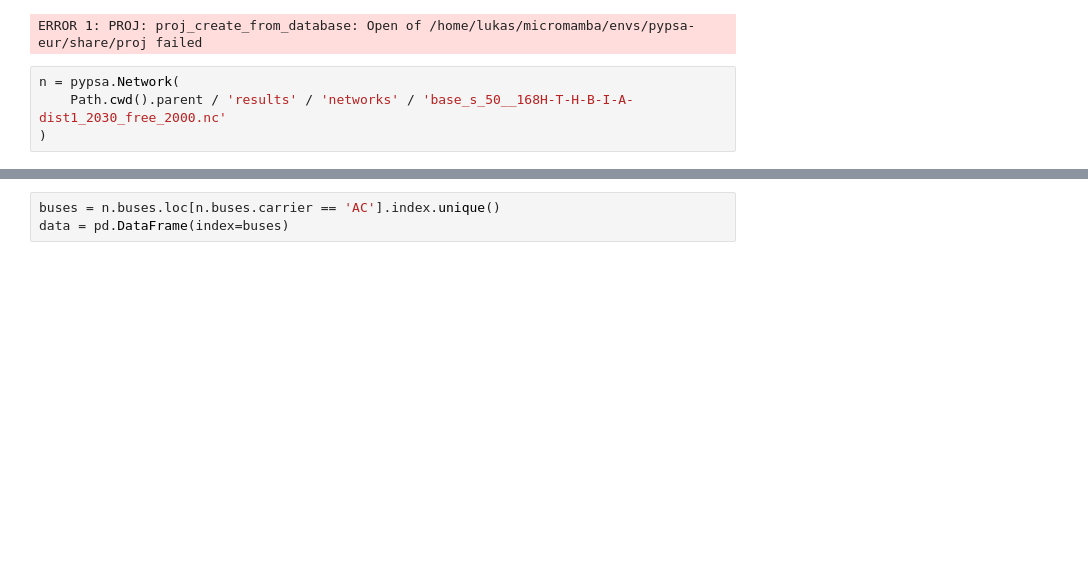
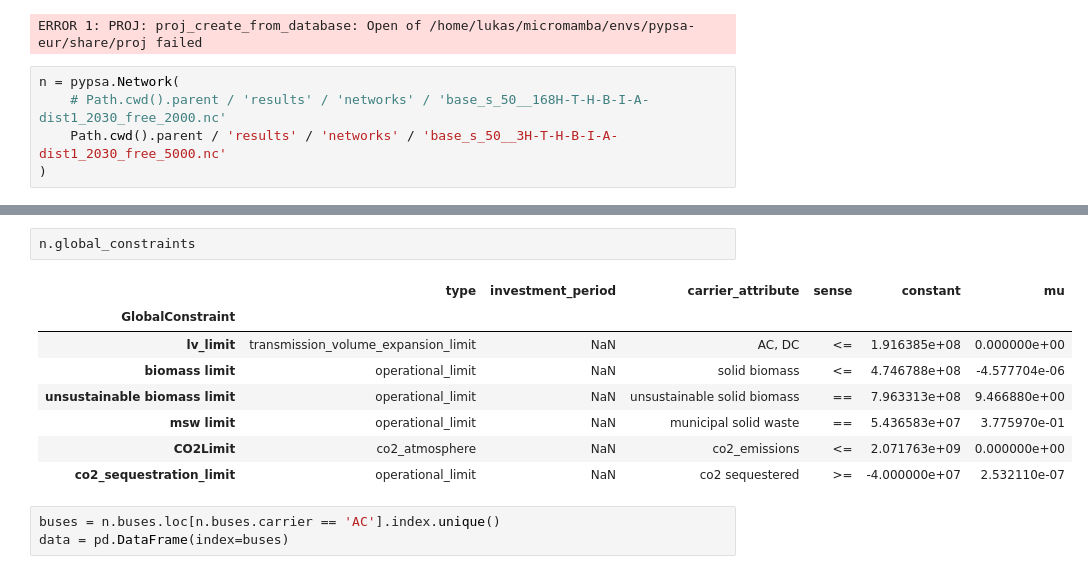
Before and after one commit to LukasFrankenQ/resilient-pypsa-eur, a Jupyter notebook: notebooks/spatial_correlation.ipynb, the cells around one changed output, grey strips where cells are left out. Drawn from its saved outputs; the diff is of its cells as text; blank space fills up the shorter version.

```diff
--- a/notebooks/spatial_correlation.ipynb
+++ b/notebooks/spatial_correlation.ipynb
@@ -9,6 +9,7 @@ import geopandas as gpd
 ERROR 1: PROJ: proj_create_from_database: Open of /home/lukas/micromamba/envs/pypsa-eur/share/proj failed
 # %%
 n = pypsa.Network(
-    Path.cwd().parent / 'results' / 'networks' / 'base_s_50__168H-T-H-B-I-A-dist1_2030_free_2000.nc'
+    # Path.cwd().parent / 'results' / 'networks' / 'base_s_50__168H-T-H-B-I-A-dist1_2030_free_2000.nc'
+    Path.cwd().parent / 'results' / 'networks' / 'base_s_50__3H-T-H-B-I-A-dist1_2030_free_5000.nc'
 )
 # %% [output]
@@ -16,3 +37,14 @@ INFO:pypsa.io:Imported network base_s_50__168H-T-H-B-I-A-dist1_2030_free_2000.nc
+# %%
+n.global_constraints
+# %% [output]
+|  | type | investment_period | carrier_attribute | sense | constant | mu |
+| GlobalConstraint |  |  |  |  |  |  |
+| lv_limit | transmission_volume_expansion_limit | NaN | AC, DC | <= | 1.916385e+08 | 0.000000e+00 |
+| biomass limit | operational_limit | NaN | solid biomass | <= | 4.746788e+08 | -4.577704e-06 |
+| unsustainable biomass limit | operational_limit | NaN | unsustainable solid biomass | == | 7.963313e+08 | 9.466880e+00 |
+| msw limit | operational_limit | NaN | municipal solid waste | == | 5.436583e+07 | 3.775970e-01 |
+| CO2Limit | co2_atmosphere | NaN | co2_emissions | <= | 2.071763e+09 | 0.000000e+00 |
+| co2_sequestration_limit | operational_limit | NaN | co2 sequestered | >= | -4.000000e+07 | 2.532110e-07 |
 # %%
 buses = n.buses.loc[n.buses.carrier == 'AC'].index.unique()
 data = pd.DataFrame(index=buses)
```
Also changed, not shown: parts of 3 cells of this notebook, 3 other files.
